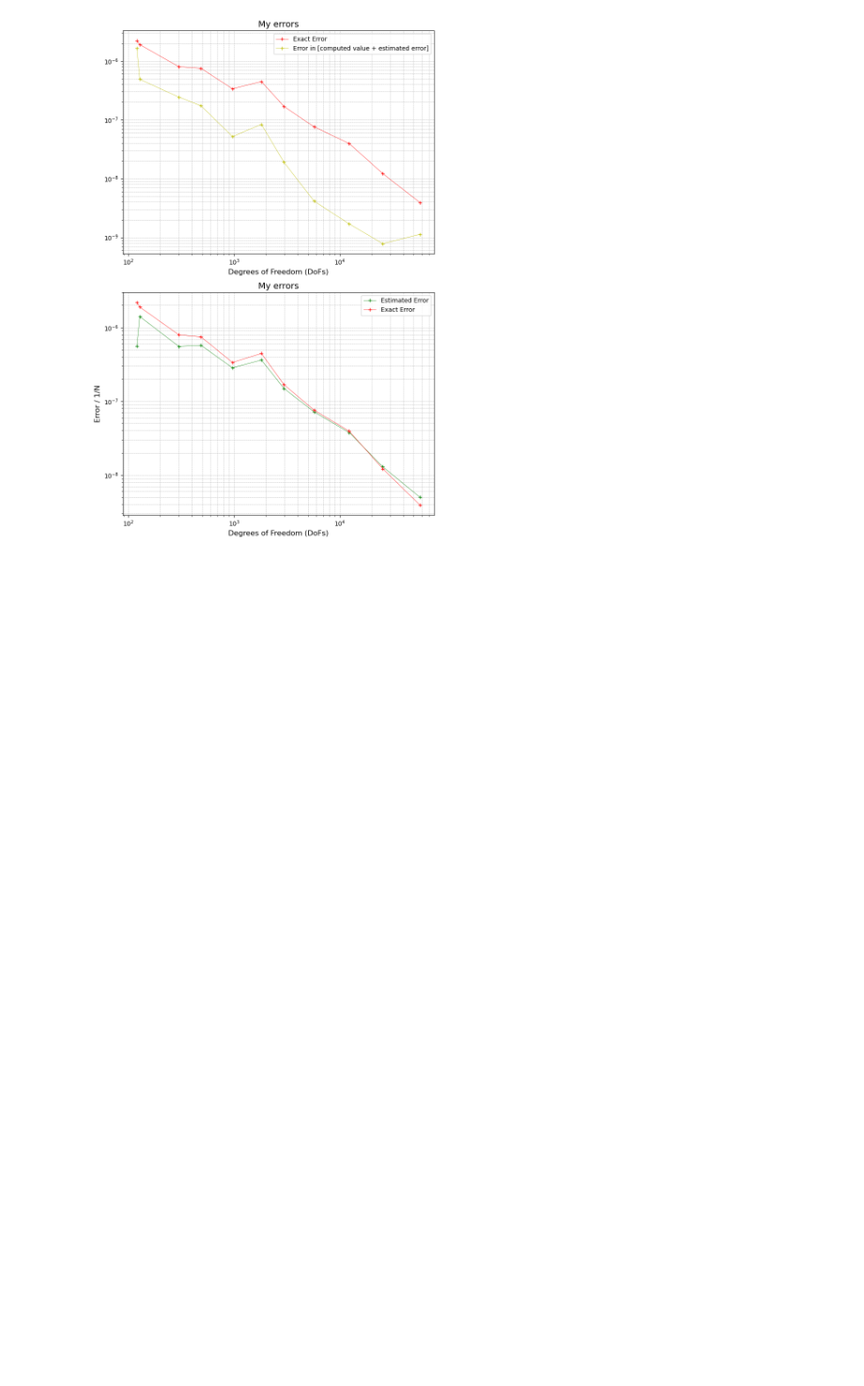
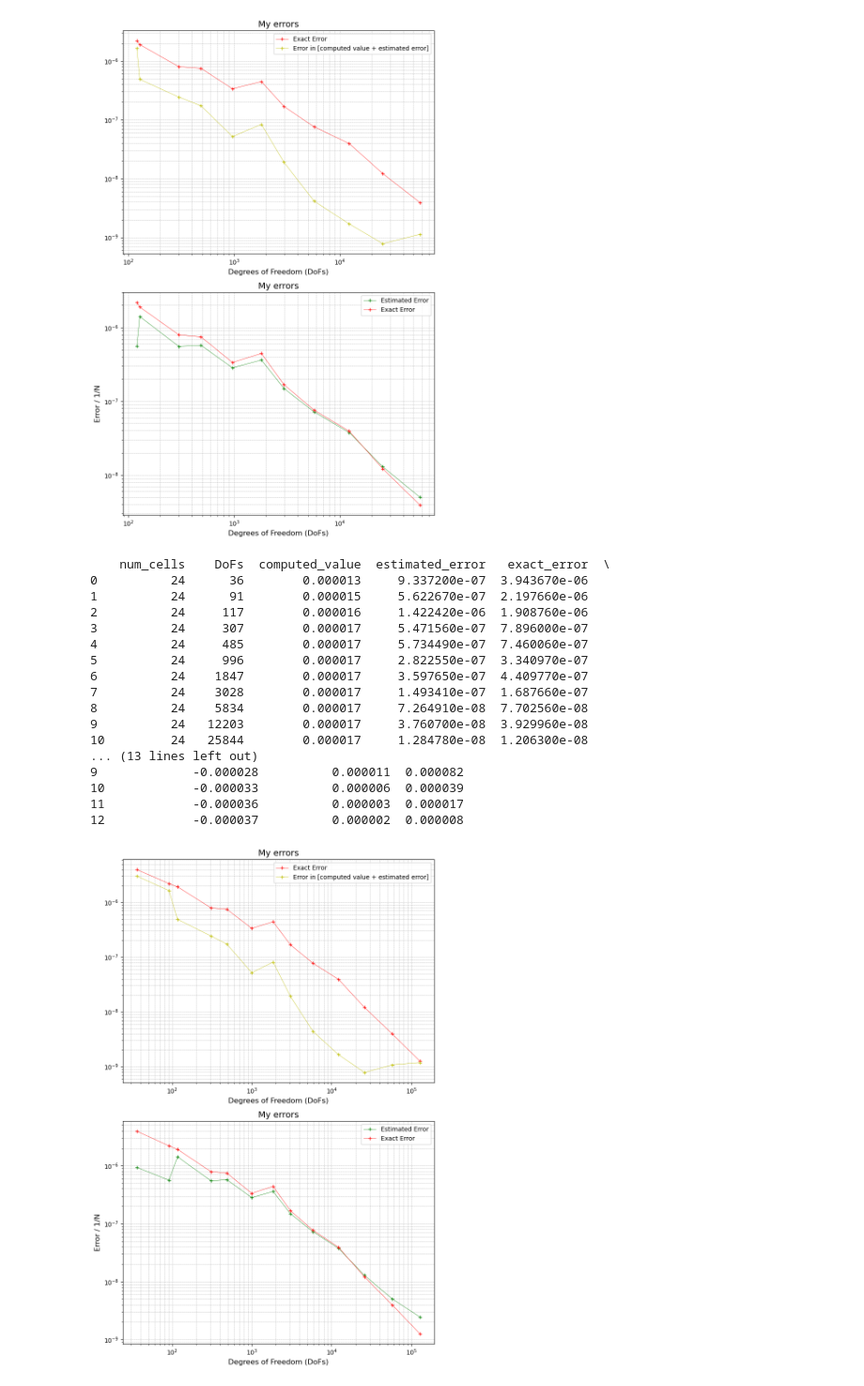
Before and after one commit to Matteo-Malve/ion_propulsion, a Jupyter notebook: postprocessing/step14_plots.ipynb, the cells around one changed output. Shown at 94% size. Cells and saved outputs as stored; diff of their text form; code cells hidden in the pictures; blank space fills up the shorter version.

Commit message:
More plots

```diff
--- a/postprocessing/step14_plots.ipynb
+++ b/postprocessing/step14_plots.ipynb
@@ -206,3 +206,66 @@ plt.show()
 9          96  25616        0.000017     1.294760e-08  1.216310e-08  0.000039
 10         96  57728        0.000017     4.993270e-09  3.909040e-09  0.000017
 [figure]
+# %%
+import pandas as pd
+import matplotlib.pyplot as plt
+import numpy as np
+
+# Load the data from the CSV file
+file_name = "/Users/matteom/shared-folder/ion_propulsion/results/GO_Point_coarsened_mesh-convergence_data.csv"
+#EXACT_VALUE = 0.0334473
+#EXACT_VALUE = 1.767446e-05    # Ratio 1:100
+#EXACT_VALUE = 1.742630e-05     # Ratio 1:99
+EXACT_VALUE = 1.7427262137982847e-05    # Ratio 1:99 Nico
+data = pd.read_csv(file_name)
+
+# Compute 1/N (1/DoFs)
+data['1/N'] = 1 / data['DoFs']
+print(data)
+
+# Create the figure
+plt.figure(figsize=(8, 12))  # Adjust the figure size for two plots
+
+# Plot 1: Original log-log plot
+plt.subplot(2, 1, 1)  # First subplot (top)
+plt.loglog(data['DoFs'], data['exact_error'], "r-+", linewidth=0.5, label='Exact Error')
+#plt.loglog(data['DoFs'], abs(data['exact_error']-data["estimated_error"]),"g-+", linewidth=0.5, label='Error in [computed value + estimated error]')
+plt.loglog(data['DoFs'], abs((data['computed_value']+data["estimated_error"])-EXACT_VALUE),"y-+", linewidth=0.5, label='Error in [computed value + estimated error]')
+#plt.loglog(data['DoFs'], data['1/N']*0.03, "b:", linewidth=0.5, label='1/N')
+plt.xlabel('Degrees of Freedom (DoFs)', fontsize=12)
+plt.title('My errors', fontsize=14)
+plt.legend()
+plt.grid(True, which="both", linestyle='--', linewidth=0.5)
+
+# Plot 2: Duplicate plot
+plt.subplot(2, 1, 2)  # Second subplot (bottom)
+plt.loglog(data['DoFs'], data['estimated_error'],"g-+", linewidth=0.5, label='Estimated Error')
+plt.loglog(data['DoFs'], data['exact_error'],"r-+", linewidth=0.5, label='Exact Error')
+plt.xlabel('Degrees of Freedom (DoFs)', fontsize=12)
+plt.ylabel('Error / 1/N', fontsize=12)
+plt.title('My errors', fontsize=14)
+plt.legend()
+plt.grid(True, which="both", linestyle='--', linewidth=0.5)
+
+# Adjust layout and show the plots
+plt.tight_layout()
+plt.show()
+# %% [output]
+    num_cells    DoFs  computed_value  estimated_error   exact_error  \
+0          24      36        0.000013     9.337200e-07  3.943670e-06
+1          24      91        0.000015     5.622670e-07  2.197660e-06
+2          24     117        0.000016     1.422420e-06  1.908760e-06
+3          24     307        0.000017     5.471560e-07  7.896000e-07
+4          24     485        0.000017     5.734490e-07  7.460060e-07
+5          24     996        0.000017     2.822550e-07  3.340970e-07
+6          24    1847        0.000017     3.597650e-07  4.409770e-07
+7          24    3028        0.000017     1.493410e-07  1.687660e-07
+8          24    5834        0.000017     7.264910e-08  7.702560e-08
+9          24   12203        0.000017     3.760700e-08  3.929960e-08
+10         24   25844        0.000017     1.284780e-08  1.206300e-08
+... (13 lines left out)
+9             -0.000028          0.000011  0.000082
+10            -0.000033          0.000006  0.000039
+11            -0.000036          0.000003  0.000017
+12            -0.000037          0.000002  0.000008
+[figure, added]
```
Also changed, not shown: parts of 2 cells of this notebook, 2 other files.
